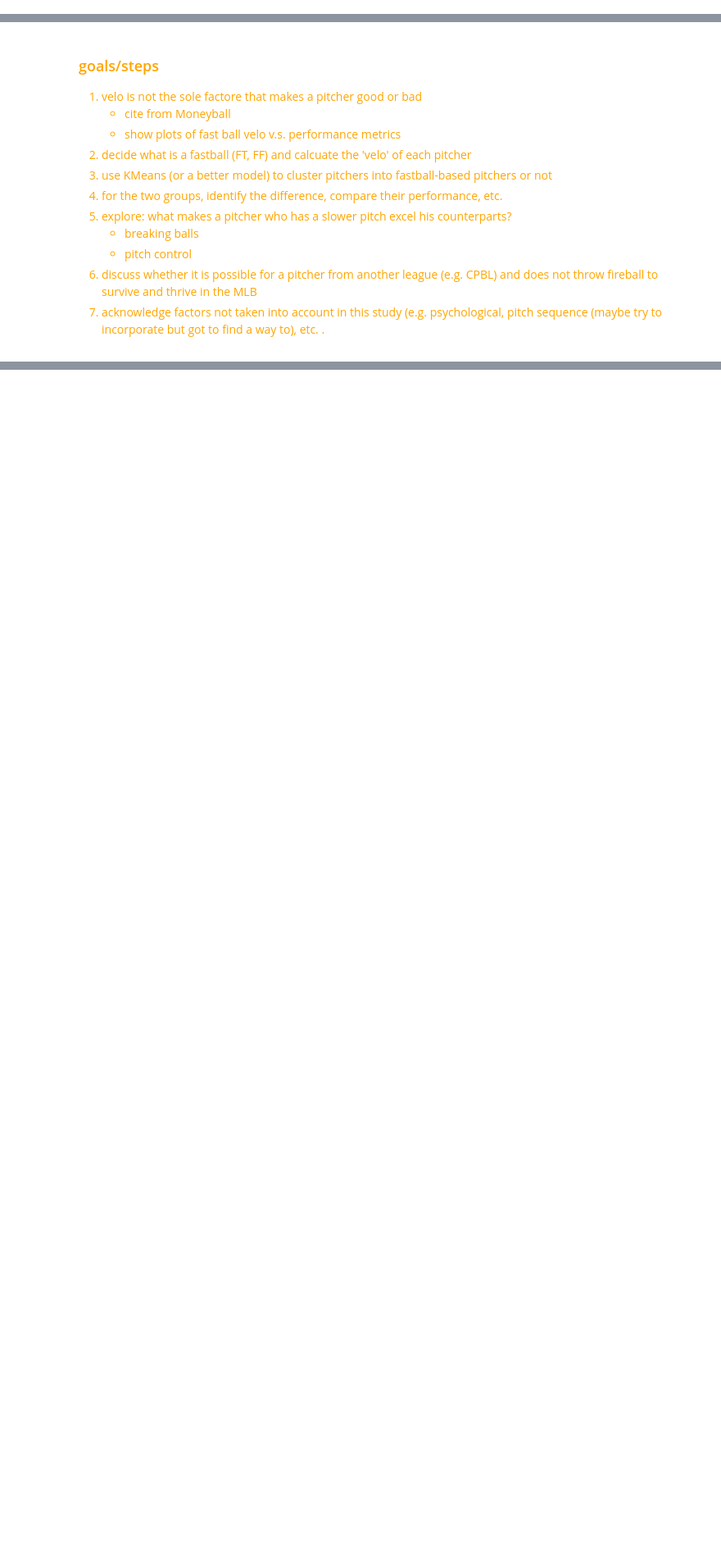
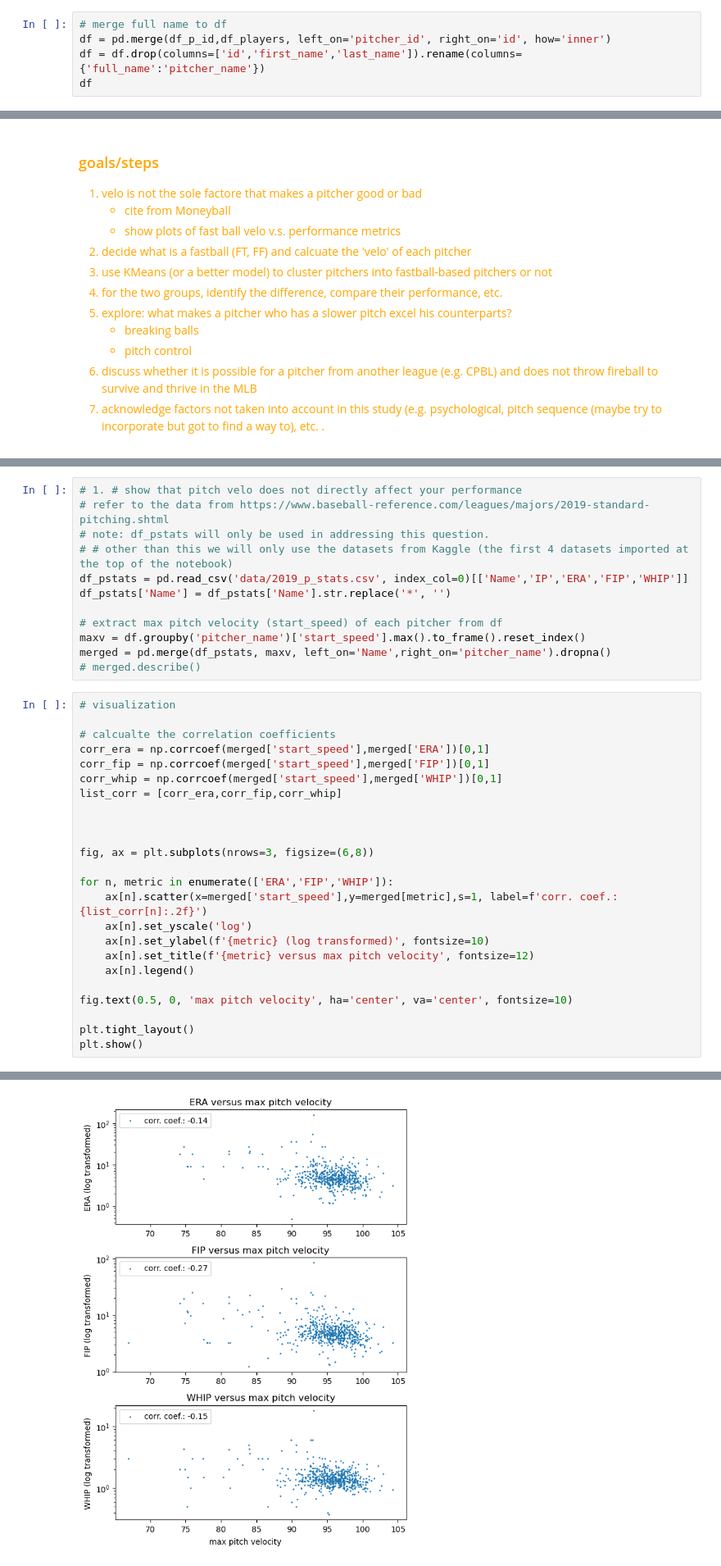
Before and after one commit to Stevey8/Fastball-vs-Pitcher-Performance, a Jupyter notebook: mlb_pitcher_2019.ipynb, the cells around one changed output, grey strips where cells are left out. Shown at 82% size. Saved outputs shown, nothing was run; the diff lists cells and outputs as text; blank space fills up the shorter version.

```diff
--- a/mlb_pitcher_2019.ipynb
+++ b/mlb_pitcher_2019.ipynb
@@ -50,0 +47,5 @@ df.head()
+# %%
+# merge full name to df
+df = pd.merge(df_p_id,df_players, left_on='pitcher_id', right_on='id', how='inner')
+df = df.drop(columns=['id','first_name','last_name']).rename(columns={'full_name':'pitcher_name'})
+df
@@ -83,0 +103,37 @@ df.head()
+# %%
+# 1. # show that pitch velo does not directly affect your performance
+# refer to the data from https://www.baseball-reference.com/leagues/majors/2019-standard-pitching.shtml
+# note: df_pstats will only be used in addressing this question.
+# # other than this we will only use the datasets from Kaggle (the first 4 datasets imported at the top of the notebook)
+df_pstats = pd.read_csv('data/2019_p_stats.csv', index_col=0)[['Name','IP','ERA','FIP','WHIP']]
+df_pstats['Name'] = df_pstats['Name'].str.replace('*', '')
+
+# extract max pitch velocity (start_speed) of each pitcher from df
+maxv = df.groupby('pitcher_name')['start_speed'].max().to_frame().reset_index()
+merged = pd.merge(df_pstats, maxv, left_on='Name',right_on='pitcher_name').dropna()
+# merged.describe()
+# %%
+# visualization
+
+# calcualte the correlation coefficients
+corr_era = np.corrcoef(merged['start_speed'],merged['ERA'])[0,1]
+corr_fip = np.corrcoef(merged['start_speed'],merged['FIP'])[0,1]
+corr_whip = np.corrcoef(merged['start_speed'],merged['WHIP'])[0,1]
+list_corr = [corr_era,corr_fip,corr_whip]
+
+
+
+fig, ax = plt.subplots(nrows=3, figsize=(6,8))
+
+for n, metric in enumerate(['ERA','FIP','WHIP']):
+    ax[n].scatter(x=merged['start_speed'],y=merged[metric],s=1, label=f'corr. coef.: {list_corr[n]:.2f}')
+    ax[n].set_yscale('log')
+    ax[n].set_ylabel(f'{metric} (log transformed)', fontsize=10)
+    ax[n].set_title(f'{metric} versus max pitch velocity', fontsize=12)
+    ax[n].legend()
+
+fig.text(0.5, 0, 'max pitch velocity', ha='center', va='center', fontsize=10)
+
+plt.tight_layout()
+plt.show()
+# %% [output]
@@ -83,0 +143 @@ df.head()
+[figure, added]
```
Also changed, not shown: parts of 30 cells of this notebook, 1 other file.
